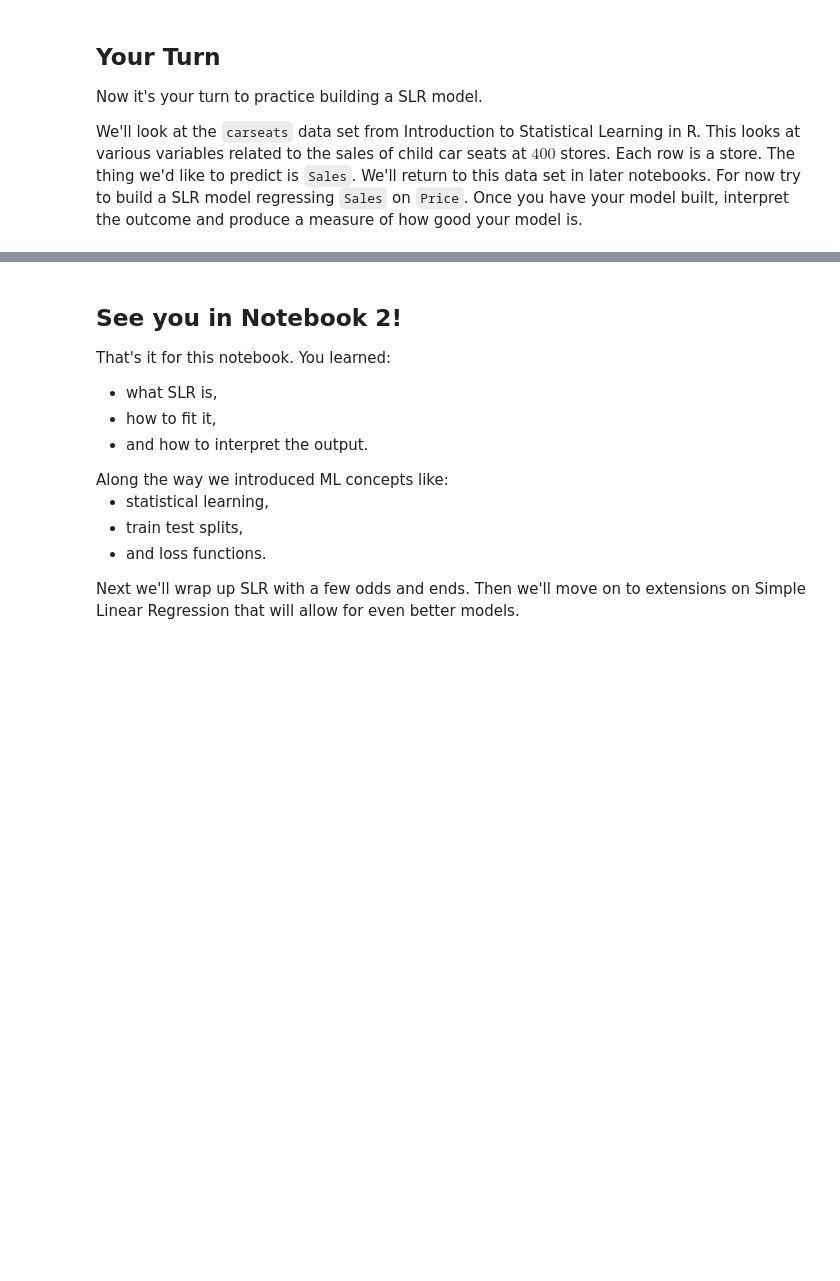
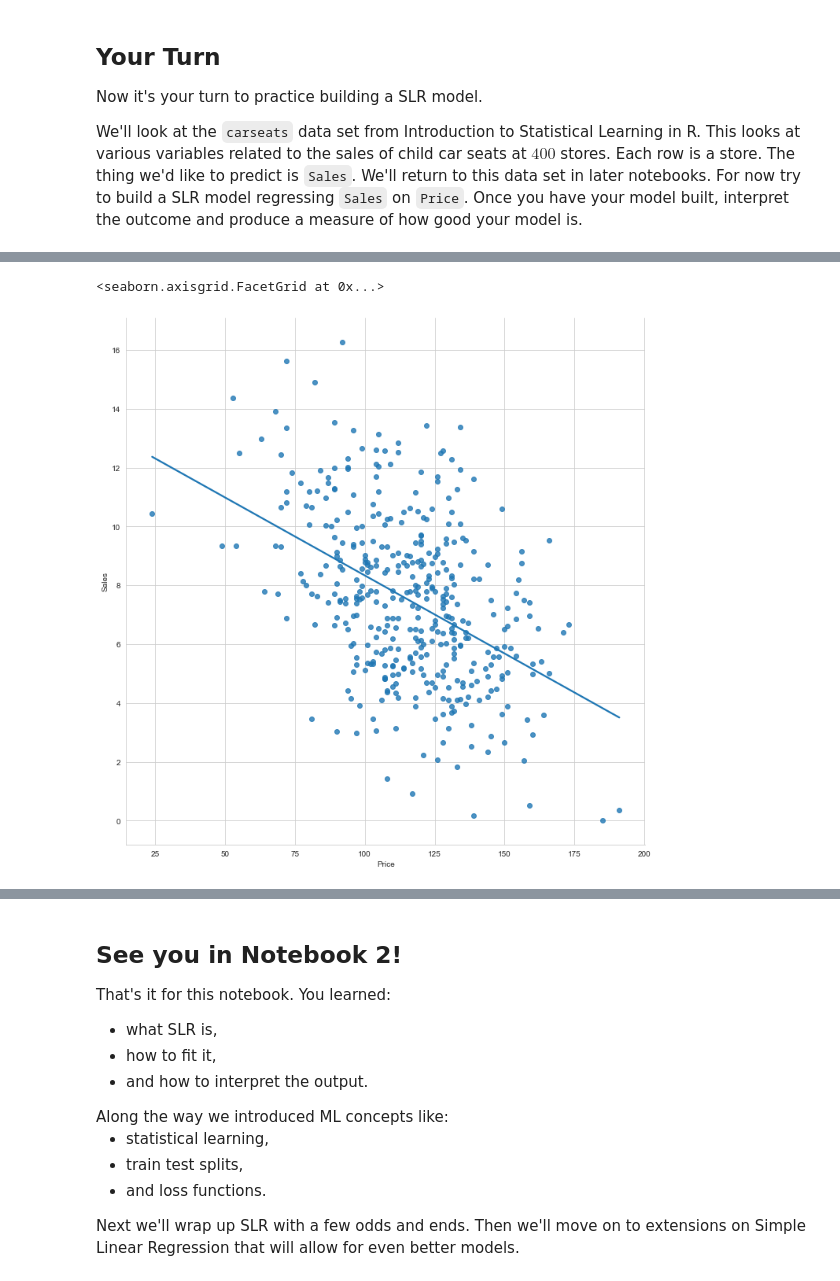
Before and after one commit to yuxinxwang/Code2020Materials, a Jupyter notebook: Lectures/Regression/Notebook 1 - Simple Linear Regression (SLR) 1 .ipynb, the cells around one changed output, grey strips where cells are left out. Saved outputs shown, nothing was run; the diff lists cells and outputs as text; code cells hidden in the pictures; blank space fills up the shorter version.

```diff
--- a/Lectures/Regression/Notebook 1 - Simple Linear Regression (SLR) 1 .ipynb
+++ b/Lectures/Regression/Notebook 1 - Simple Linear Regression (SLR) 1 .ipynb
@@ -451,3 +501,12 @@ We'll look at the `carseats` data set from Introduction to Statistical Learning
 # %%
 # Read in the data set here
 carseats = pd.read_csv("carseats.csv")
+# %%
+carseats['ShelveLoc'] = carseats['ShelveLoc'].replace(\
+                        {'Good':3, 'Medium':2, 'Bad':1})
+
+carseats['Urban'] = carseats['Urban'].replace(\
+                        {'Yes':1, 'No':0})
+
+carseats['US'] = carseats['US'].replace(\
+                        {'Yes':1, 'No':0})
@@ -457,7 +537,15 @@ carseats = pd.read_csv("carseats.csv")
 # %%
 ## Now explore the data
 ## plot Price vs Sales and see if
 ## a linear regression model makes sense.
+
+
+sns.lmplot(data = carseats,
+           x = 'Price',
+           y = 'Sales', height = 10, ci=None)
+# %% [output]
+<seaborn.axisgrid.FacetGrid at 0x...>
+[figure, added]
 # %%
 ## If you think it is appropriate fit the model here
 ## You may use sklearn or by hand
```
Also changed, not shown: parts of 17 cells of this notebook, 4 other files.
